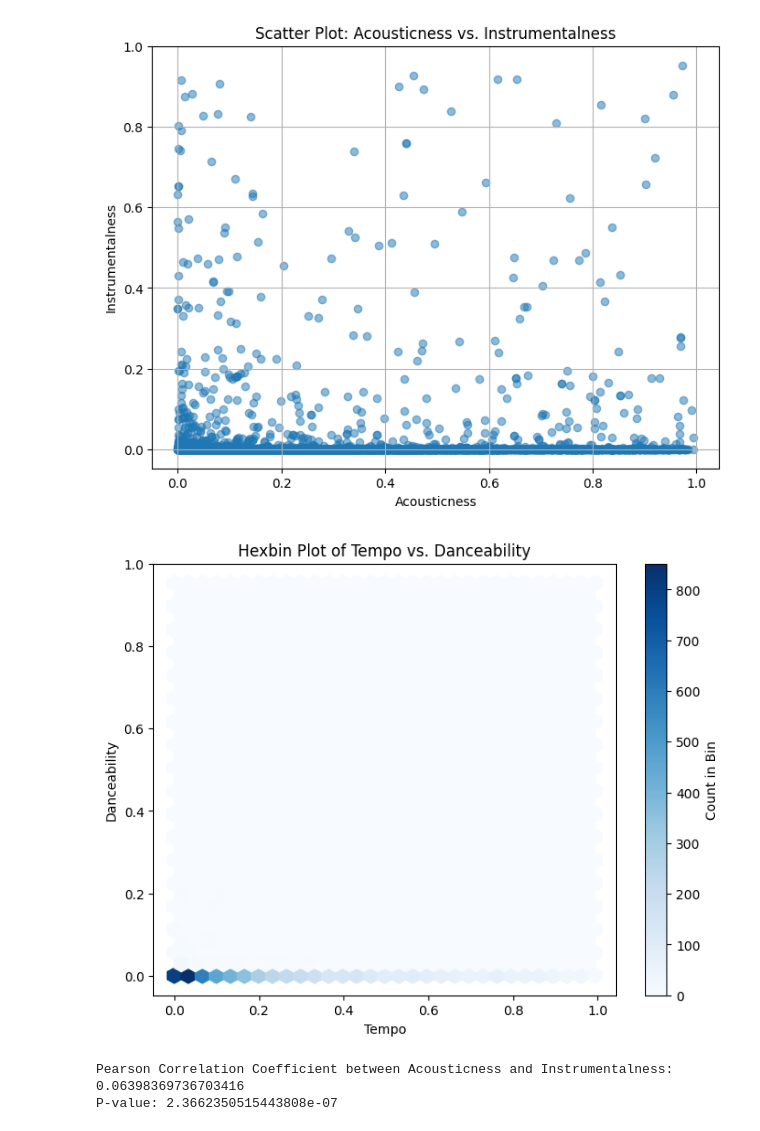
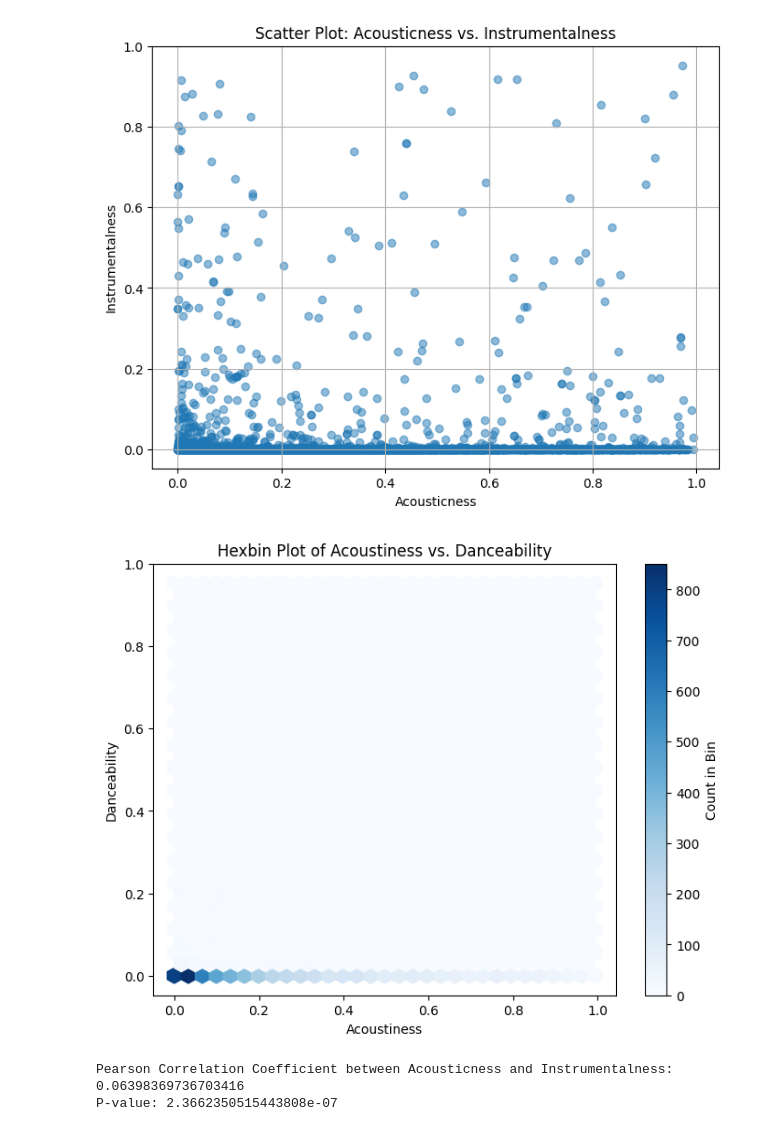
Before and after one commit to SteveDog16/Spotify_Analytics, a Jupyter notebook: spotify_analytics.ipynb, the cells around one changed output. Drawn from its saved outputs; the diff is of its cells as text; code cells hidden in the pictures.

```diff
--- a/spotify_analytics.ipynb
+++ b/spotify_analytics.ipynb
@@ -747,15 +756,16 @@ plt.show()
 # %% [output]
 [figure]
 # %%
+# Hexbin plot of acoustiness and instrumentalness
 plt.figure(figsize=(8, 6))
 plt.hexbin(df['acousticness'], df['instrumentalness'], gridsize=30, cmap='Blues')
 plt.colorbar(label='Count in Bin')
-plt.title('Hexbin Plot of Tempo vs. Danceability')
-plt.xlabel('Tempo')
+plt.title('Hexbin Plot of Acoustiness vs. Danceability')
+plt.xlabel('Acoustiness')
 plt.ylabel('Danceability')
 plt.show()
 # %% [output]
-[figure, old version]
+[figure, new version]
 # %%
 # Calculate Pearson correlation coefficient and p-value
 correlation_coefficient, p_value = pearsonr(df['acousticness'], df['instrumentalness'])
```
Also changed, not shown: parts of 36 cells of this notebook.
